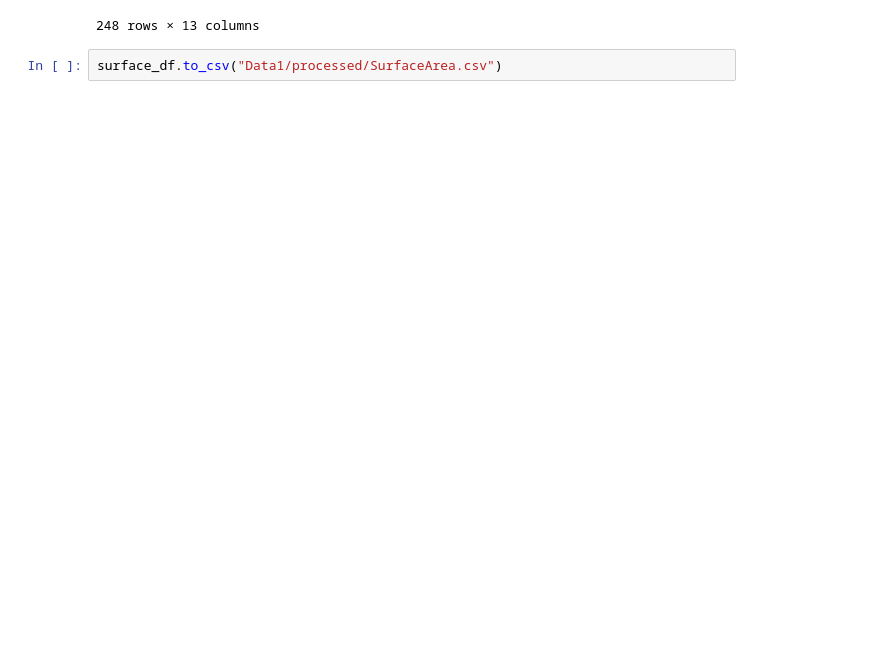
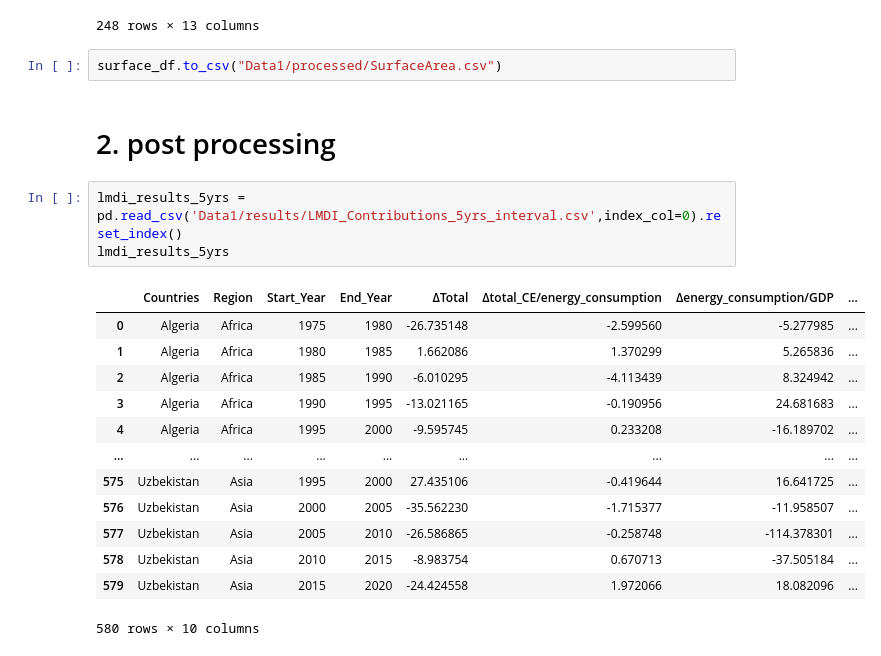
Before and after one commit to brwei01/Cement_LMDI, a Jupyter notebook: data_preprocessing.ipynb, the cells around one changed output. Drawn from its saved outputs; the diff is of its cells as text; blank space fills up the shorter version.

```diff
--- a/data_preprocessing.ipynb
+++ b/data_preprocessing.ipynb
@@ -123,3 +163,22 @@ surface_df
 248 rows × 13 columns
 # %%
 surface_df.to_csv("Data1/processed/SurfaceArea.csv")
+# %% [markdown]
+# 2. post processing
+# %%
+lmdi_results_5yrs = pd.read_csv('Data1/results/LMDI_Contributions_5yrs_interval.csv',index_col=0).reset_index()
+lmdi_results_5yrs
+# %% [output]
+|  | Countries | Region | Start_Year | End_Year | ΔTotal | Δtotal_CE/energy_consumption | Δenergy_consumption/GDP | ... |
+| 0 | Algeria | Africa | 1975 | 1980 | -26.735148 | -2.599560 | -5.277985 | ... |
+| 1 | Algeria | Africa | 1980 | 1985 | 1.662086 | 1.370299 | 5.265836 | ... |
+| 2 | Algeria | Africa | 1985 | 1990 | -6.010295 | -4.113439 | 8.324942 | ... |
+| 3 | Algeria | Africa | 1990 | 1995 | -13.021165 | -0.190956 | 24.681683 | ... |
+| 4 | Algeria | Africa | 1995 | 2000 | -9.595745 | 0.233208 | -16.189702 | ... |
+| ... | ... | ... | ... | ... | ... | ... | ... | ... |
+| 575 | Uzbekistan | Asia | 1995 | 2000 | 27.435106 | -0.419644 | 16.641725 | ... |
+| 576 | Uzbekistan | Asia | 2000 | 2005 | -35.562230 | -1.715377 | -11.958507 | ... |
+| 577 | Uzbekistan | Asia | 2005 | 2010 | -26.586865 | -0.258748 | -114.378301 | ... |
+| 578 | Uzbekistan | Asia | 2010 | 2015 | -8.983754 | 0.670713 | -37.505184 | ... |
+| 579 | Uzbekistan | Asia | 2015 | 2020 | -24.424558 | 1.972066 | 18.082096 | ... |
+580 rows × 10 columns
```
Also changed, not shown: parts of 7 cells of this notebook, 17 other files.
